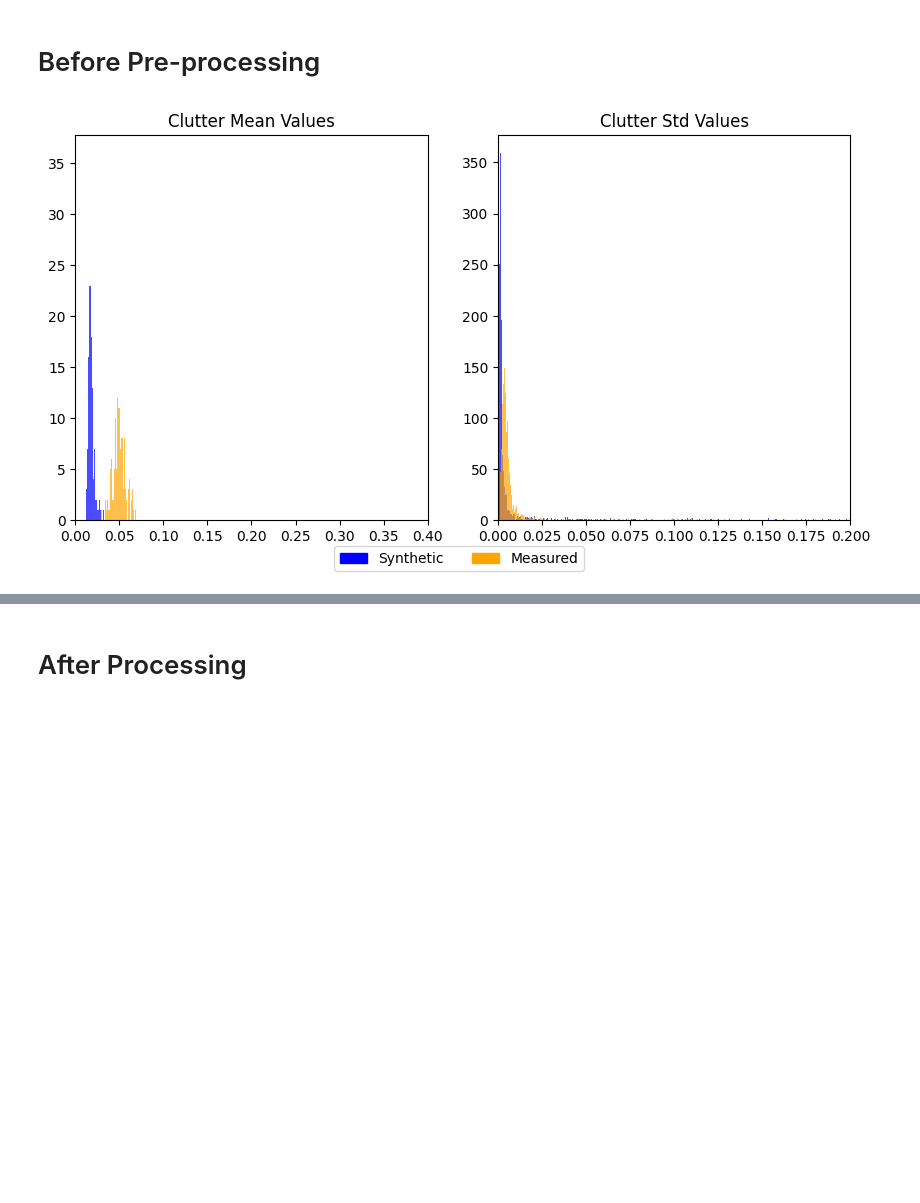
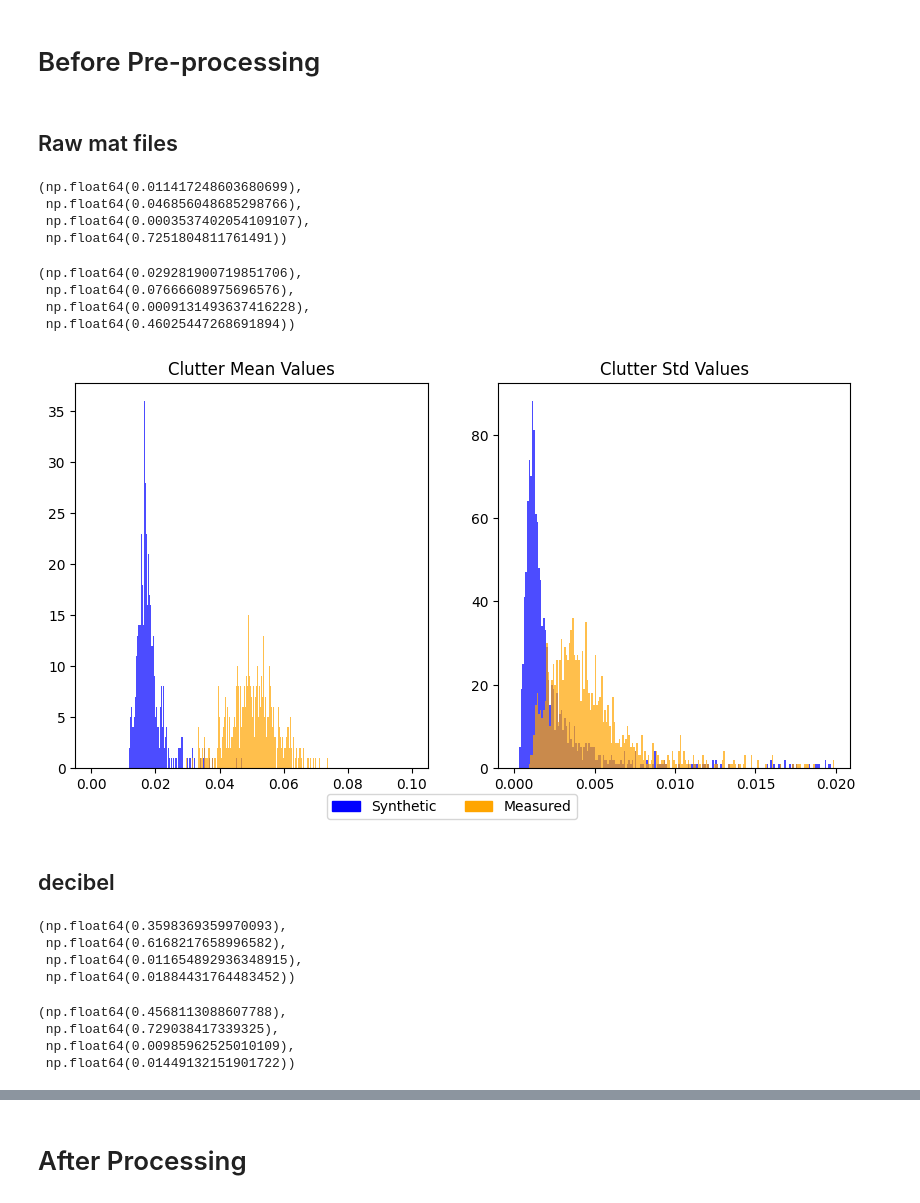
Before and after one commit to alvin-ng44/SAR_ML, a Jupyter notebook: notebooks/SSR/basic_analysis.ipynb, the cells around one changed output, grey strips where cells are left out. Saved outputs shown, nothing was run; the diff lists cells and outputs as text; code cells hidden in the pictures; blank space fills up the shorter version.

Commit message:
added mat, png histograms - delta

```diff
--- a/notebooks/SSR/basic_analysis.ipynb
+++ b/notebooks/SSR/basic_analysis.ipynb
@@ -27,6 +27,8 @@ def mat_loader(path):
     return image  # (H, W) -> (3, H, W)
 # %% [markdown]
 # Before Pre-processing
+# %% [markdown]
+## Raw mat files
 # %%
 synth_ds = datasets.DatasetFolder(
     "/workspace/alvin/SAR_ML/data/SAMPLE/mat_files/synth",
@@ -42,38 +44,52 @@ meas_ds = datasets.DatasetFolder(
 synth_vals = []
 
 for i in range(len(synth_ds)):
-    synth_img = np.absolute(synth_ds[i][0][0])
+    synth_img = torch.abs(synth_ds[i][0][0])
     u, sigma = synth_img.mean(), synth_img.var()
     synth_vals.append((u.item(), sigma.item()))
 
 meas_vals = []
 
 for i in range(len(meas_ds)):
-    meas_img = np.absolute(meas_ds[i][0][0])
+    meas_img = torch.abs(meas_ds[i][0][0])
     u, sigma = meas_img.mean(), meas_img.var()
     meas_vals.append((u.item(), sigma.item()))
+# %%
+np.array(synth_vals)[:, 0].min(), np.array(synth_vals)[:, 0].max(), np.array(synth_vals)[:, 1].min(), np.array(synth_vals)[:, 1].max()
+# %% [output]
+(np.float64(0.011417248603680699),
+ np.float64(0.046856048685298766),
+ np.float64(0.0003537402054109107),
+ np.float64(0.7251804811761491))
+# %%
+np.array(meas_vals)[:, 0].min(), np.array(meas_vals)[:, 0].max(), np.array(meas_vals)[:, 1].min(), np.array(meas_vals)[:, 1].max()
+# %% [output]
+(np.float64(0.029281900719851706),
+ np.float64(0.07666608975696576),
+ np.float64(0.0009131493637416228),
+ np.float64(0.46025447268691894))
 # %%
 fig = plt.figure(figsize=(10, 5))
 
 color_lst = ['blue', 'orange']
 label_lst = ['Synthetic', 'Measured']
 
 ax1 = fig.add_subplot(1, 2, 1)
-ax1.hist([val[0] for val in synth_vals], bins = np.arange(0, 1, 0.0001), alpha=0.7, label=label_lst[0], color=color_lst[0])
-ax1.hist([val[0] for val in meas_vals], bins = np.arange(0, 1, 0.0001), alpha=0.7, label=label_lst[1], color=color_lst[1])
-ax1.set_xlim(0, 0.4)
+ax1.hist([val[0] for val in synth_vals], bins = np.arange(0, 0.1, 0.0001), alpha=0.7, label=label_lst[0], color=color_lst[0])
+ax1.hist([val[0] for val in meas_vals], bins = np.arange(0, 0.1, 0.0001), alpha=0.7, label=label_lst[1], color=color_lst[1])
 ax1.set_title("Clutter Mean Values")
 
 ax2 = fig.add_subplot(1, 2, 2)
-ax2.hist([val[1] for val in synth_vals], bins = np.arange(0, 1, 0.0005), alpha=0.7, label=label_lst[0], color=color_lst[0])
-ax2.hist([val[1] for val in meas_vals], bins = np.arange(0, 1, 0.0005), alpha=0.7, label=label_lst[1], color=color_lst[1])
-ax2.set_xlim(0, 0.2)
+ax2.hist([val[1] for val in synth_vals], bins = np.arange(0, 0.02, 0.0001), alpha=0.7, label=label_lst[0], color=color_lst[0])
+ax2.hist([val[1] for val in meas_vals], bins = np.arange(0, 0.02, 0.0001), alpha=0.7, label=label_lst[1], color=color_lst[1])
 ax2.set_title("Clutter Std Values")
 
 legend_handles = [
     mpatches.Patch(color = color, label = ds) for ds, color in zip(label_lst, color_lst)
     ]
 fig.legend(handles=legend_handles, loc = "lower center", ncol = 2)
 plt.show()
 # %% [output]
-[figure, old version]
+[figure, new version]
+# %% [markdown]
+## decibel
@@ -79,0 +119,14 @@ plt.show()
+# %%
+np.array(decibel_synth_vals)[:, 0].min(), np.array(decibel_synth_vals)[:, 0].max(), np.array(decibel_synth_vals)[:, 1].min(), np.array(decibel_synth_vals)[:, 1].max()
+# %% [output]
+(np.float64(0.3598369359970093),
+ np.float64(0.6168217658996582),
+ np.float64(0.011654892936348915),
+ np.float64(0.01884431764483452))
+# %%
+np.array(decibel_meas_vals)[:, 0].min(), np.array(decibel_meas_vals)[:, 0].max(), np.array(decibel_meas_vals)[:, 1].min(), np.array(decibel_meas_vals)[:, 1].max()
+# %% [output]
+(np.float64(0.4568113088607788),
+ np.float64(0.729038417339325),
+ np.float64(0.00985962525010109),
+ np.float64(0.01449132151901722))
```
Also changed, not shown: parts of 13 cells of this notebook.
